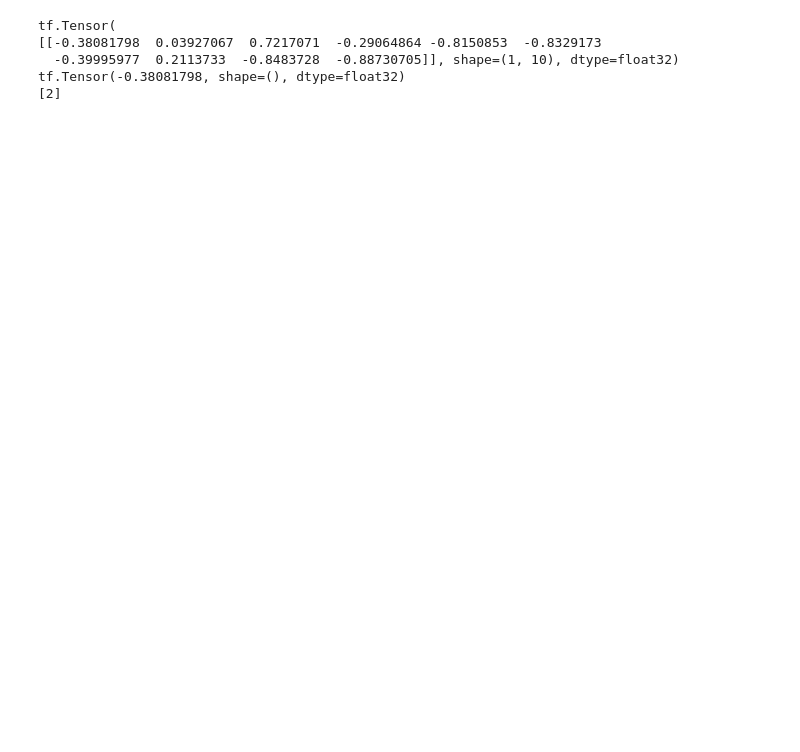
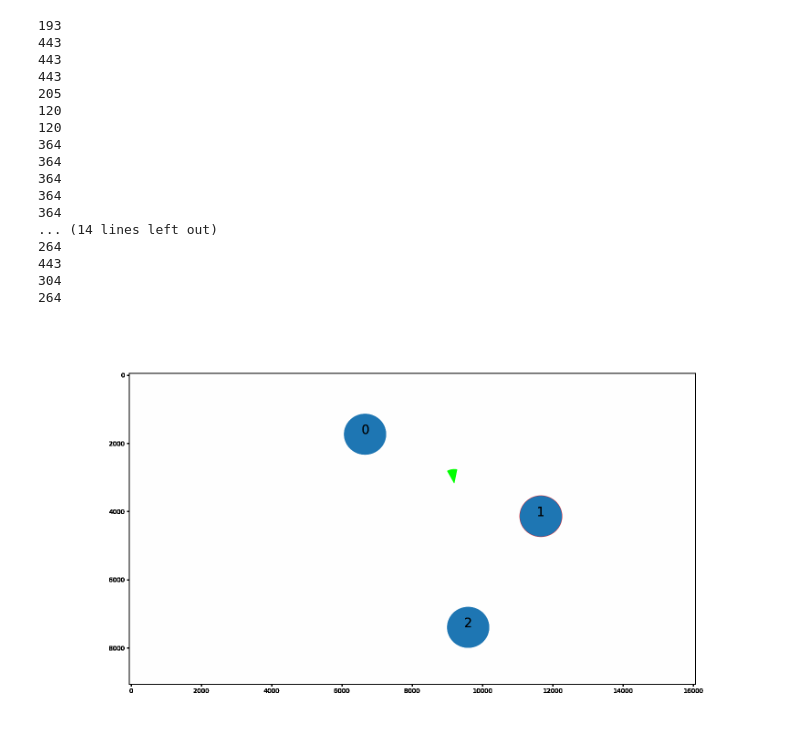
Before and after one commit to Kricket/tf-pods, a Jupyter notebook: src/notebooks/Manual.ipynb, the cells around one changed output. Saved outputs shown, nothing was run; the diff lists cells and outputs as text; code cells hidden in the pictures; blank space fills up the shorter version.

```diff
--- a/src/notebooks/Manual.ipynb
+++ b/src/notebooks/Manual.ipynb
@@ -1,34 +1,40 @@
-# %%
-import tensorflow as tf
-model = tf.keras.Sequential([
-            tf.keras.layers.Dense(128, input_shape=(6,), activation='tanh'),
-            tf.keras.layers.Dense(10, activation='tanh')
-        ])
-val = tf.constant([[1, 2, 3, 4, 5, 6]])
-result = model(val)
-print(result)
-print(result[0,0])
-print(tf.keras.backend.get_value(tf.argmax(result, 1)))
-# %% [output]
-tf.Tensor(
-[[-0.38081798  0.03927067  0.7217071  -0.29064864 -0.8150853  -0.8329173
-  -0.39995977  0.2113733  -0.8483728  -0.88730705]], shape=(1, 10), dtype=float32)
-tf.Tensor(-0.38081798, shape=(), dtype=float32)
-[2]
 # %%
-from manual.manual import DQController
+import tensorflow as tf
+
+from pod.ai.manual import DQController
 from pod.board import PodBoard
 from pod.drawer import Drawer
 from pod.game import Player
 from pod.util import PodState
 from vec2 import Vec2
 from IPython.display import Image
 
 board = PodBoard()
 controller = DQController(board)
 player = Player(controller, pod=PodState((board.get_check(0) + board.get_check(1)) * 0.5))
+player.pod.nextCheckId = 1
+player.pod.angle = 1.23
 drawer = Drawer(board, [player])
 
 file = '/tf/notebooks/pods.gif'
-drawer.animate(file, 20)
+drawer.animate(file, 30)
 Image(filename = file)
+# %% [output]
+193
+443
+443
+443
+205
+120
+120
+364
+364
+364
+364
+364
+... (14 lines left out)
+264
+443
+304
+264
+[figure, added]
```
Also changed, not shown: 11 other files.
